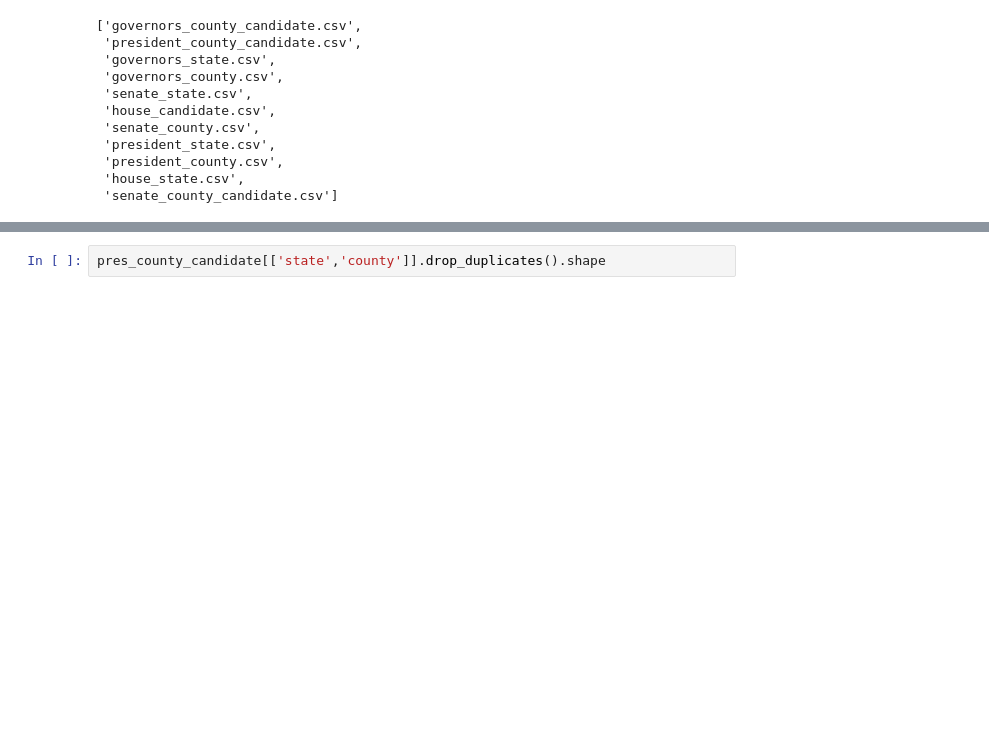
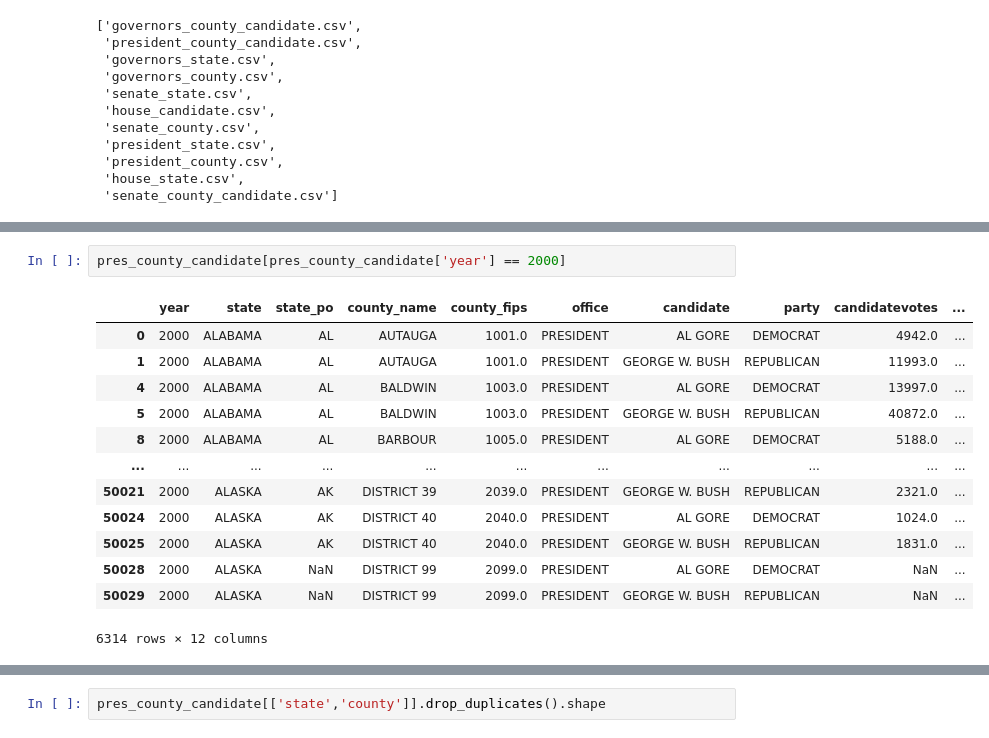
Before and after one commit to lnbalon/mab2133, a Jupyter notebook: project/notebooks/01-data-cleaning.ipynb, the cells around one changed output, grey strips where cells are left out. Cells and saved outputs as stored; diff of their text form; blank space fills up the shorter version.

```diff
--- a/project/notebooks/01-data-cleaning.ipynb
+++ b/project/notebooks/01-data-cleaning.ipynb
@@ -29,0 +38,16 @@ pres_county_candidate.head()
+# %%
+pres_county_candidate[pres_county_candidate['year'] == 2000]
+# %% [output]
+|  | year | state | state_po | county_name | county_fips | office | candidate | party | candidatevotes | ... |
+| 0 | 2000 | ALABAMA | AL | AUTAUGA | 1001.0 | PRESIDENT | AL GORE | DEMOCRAT | 4942.0 | ... |
+| 1 | 2000 | ALABAMA | AL | AUTAUGA | 1001.0 | PRESIDENT | GEORGE W. BUSH | REPUBLICAN | 11993.0 | ... |
+| 4 | 2000 | ALABAMA | AL | BALDWIN | 1003.0 | PRESIDENT | AL GORE | DEMOCRAT | 13997.0 | ... |
+| 5 | 2000 | ALABAMA | AL | BALDWIN | 1003.0 | PRESIDENT | GEORGE W. BUSH | REPUBLICAN | 40872.0 | ... |
+| 8 | 2000 | ALABAMA | AL | BARBOUR | 1005.0 | PRESIDENT | AL GORE | DEMOCRAT | 5188.0 | ... |
+| ... | ... | ... | ... | ... | ... | ... | ... | ... | ... | ... |
+| 50021 | 2000 | ALASKA | AK | DISTRICT 39 | 2039.0 | PRESIDENT | GEORGE W. BUSH | REPUBLICAN | 2321.0 | ... |
+| 50024 | 2000 | ALASKA | AK | DISTRICT 40 | 2040.0 | PRESIDENT | AL GORE | DEMOCRAT | 1024.0 | ... |
+| 50025 | 2000 | ALASKA | AK | DISTRICT 40 | 2040.0 | PRESIDENT | GEORGE W. BUSH | REPUBLICAN | 1831.0 | ... |
+| 50028 | 2000 | ALASKA | NaN | DISTRICT 99 | 2099.0 | PRESIDENT | AL GORE | DEMOCRAT | NaN | ... |
+| 50029 | 2000 | ALASKA | NaN | DISTRICT 99 | 2099.0 | PRESIDENT | GEORGE W. BUSH | REPUBLICAN | NaN | ... |
+6314 rows × 12 columns
```
Also changed, not shown: parts of 8 cells of this notebook, 4 other files.
